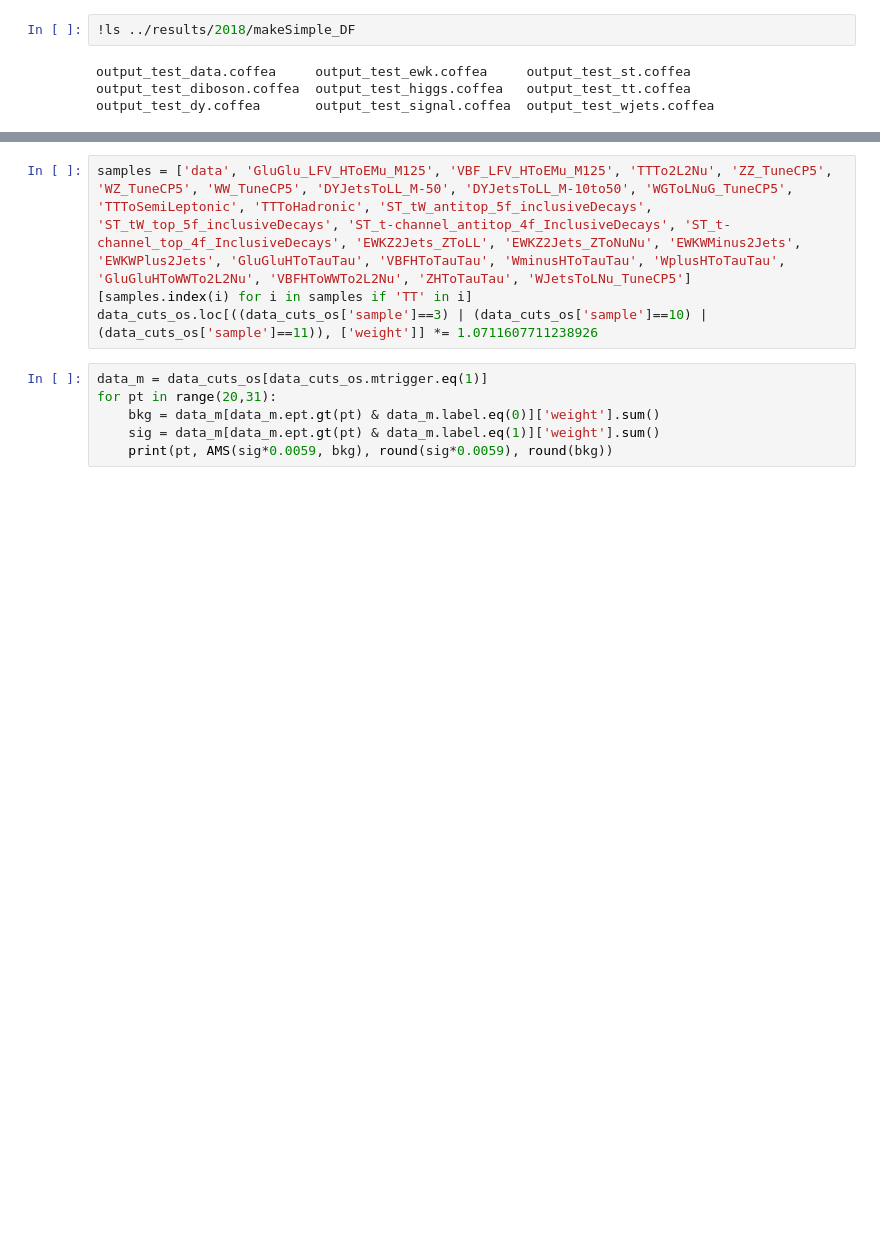
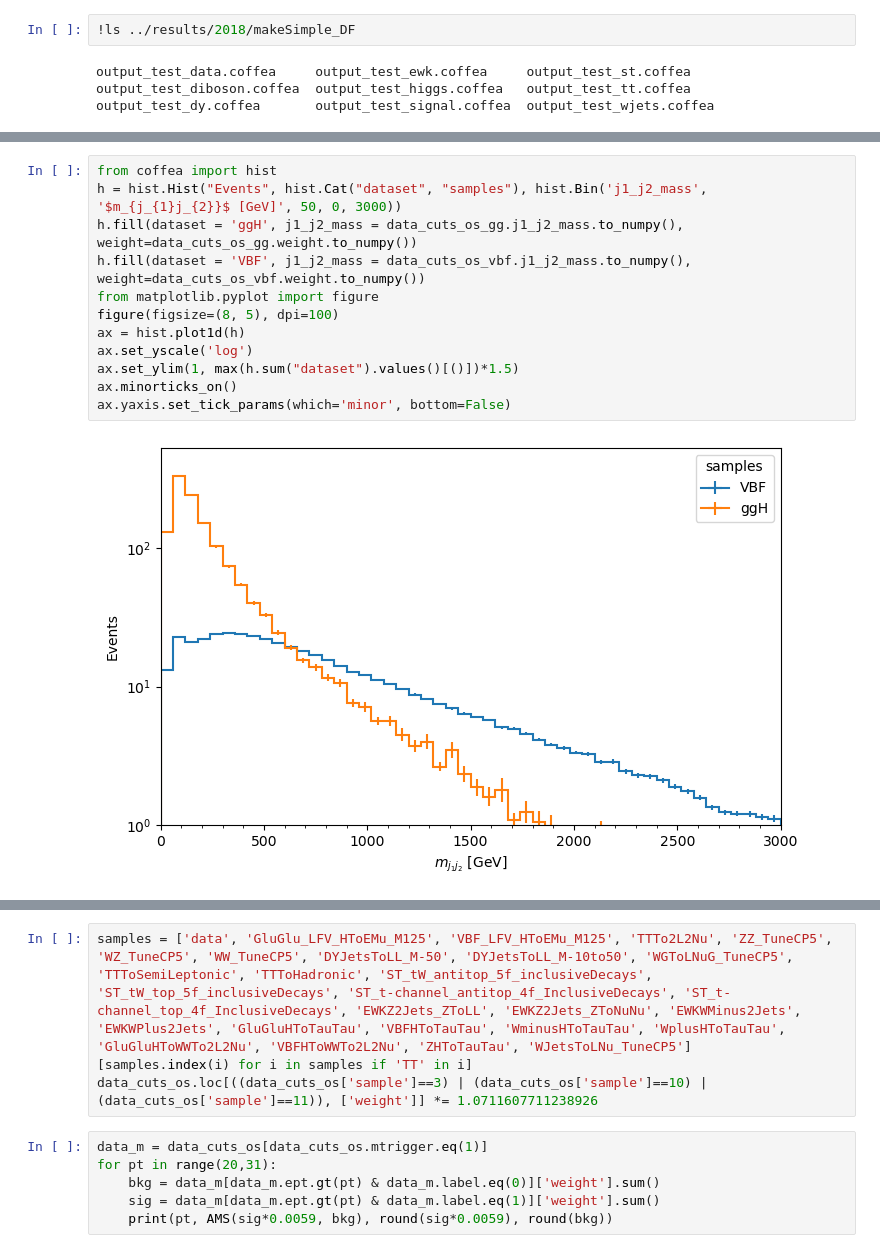
Before and after one commit to kawaho/Flavour-Violating-Coffea, a Jupyter notebook: notebooks/CutOp.ipynb, the cells around one changed output, grey strips where cells are left out. Cells and saved outputs as stored; diff of their text form; blank space fills up the shorter version.

```diff
--- a/notebooks/CutOp.ipynb
+++ b/notebooks/CutOp.ipynb
@@ -40,0 +98,14 @@ Processing 2018
+# %%
+from coffea import hist
+h = hist.Hist("Events", hist.Cat("dataset", "samples"), hist.Bin('j1_j2_mass', '$m_{j_{1}j_{2}}$ [GeV]', 50, 0, 3000))
+h.fill(dataset = 'ggH', j1_j2_mass = data_cuts_os_gg.j1_j2_mass.to_numpy(), weight=data_cuts_os_gg.weight.to_numpy())
+h.fill(dataset = 'VBF', j1_j2_mass = data_cuts_os_vbf.j1_j2_mass.to_numpy(), weight=data_cuts_os_vbf.weight.to_numpy())
+from matplotlib.pyplot import figure
+figure(figsize=(8, 5), dpi=100)
+ax = hist.plot1d(h)
+ax.set_yscale('log')
+ax.set_ylim(1, max(h.sum("dataset").values()[()])*1.5)
+ax.minorticks_on()
+ax.yaxis.set_tick_params(which='minor', bottom=False)
+# %% [output]
+[figure, added]
```
Also changed, not shown: parts of 13 cells of this notebook, 12 other files.
